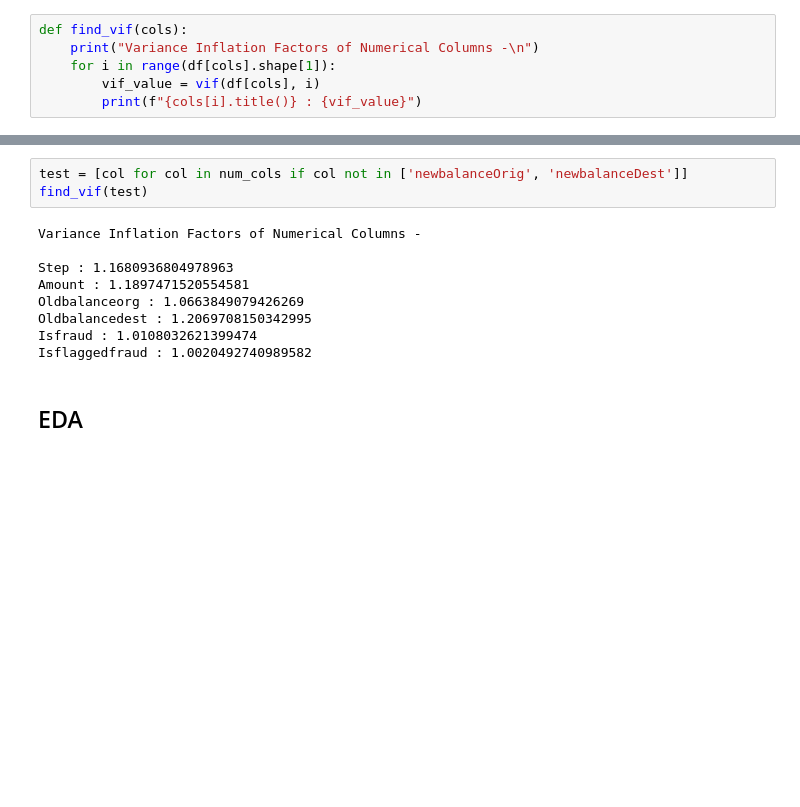
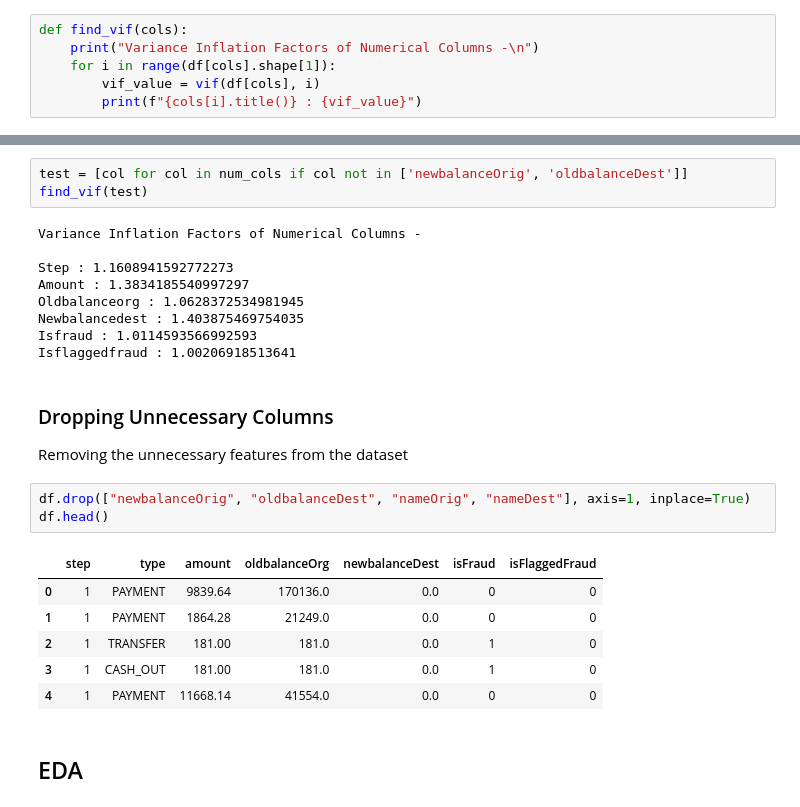
Before and after one commit to nirmit27/ds-and-ml, a Jupyter notebook: Models/transaction-fraud-predictor.ipynb, the cells around one changed output, grey strips where cells are left out. Cells and saved outputs as stored; diff of their text form; blank space fills up the shorter version.

```diff
--- a/Models/transaction-fraud-predictor.ipynb
+++ b/Models/transaction-fraud-predictor.ipynb
@@ -207,15 +221,28 @@ We can remove the columns that have a **strong positive correlation** with the c
 # %%
-test = [col for col in num_cols if col not in ['newbalanceOrig', 'newbalanceDest']]
+test = [col for col in num_cols if col not in ['newbalanceOrig', 'oldbalanceDest']]
 find_vif(test)
 # %% [output]
 Variance Inflation Factors of Numerical Columns -
 
-Step : 1.1680936804978963
-Amount : 1.1897471520554581
-Oldbalanceorg : 1.0663849079426269
-Oldbalancedest : 1.2069708150342995
-Isfraud : 1.0108032621399474
-Isflaggedfraud : 1.0020492740989582
+Step : 1.1608941592772273
+Amount : 1.3834185540997297
+Oldbalanceorg : 1.0628372534981945
+Newbalancedest : 1.403875469754035
+Isfraud : 1.0114593566992593
+Isflaggedfraud : 1.00206918513641
+# %% [markdown]
+### Dropping Unnecessary Columns
+Removing the unnecessary features from the dataset
+# %%
+df.drop(["newbalanceOrig", "oldbalanceDest", "nameOrig", "nameDest"], axis=1, inplace=True)
+df.head()
+# %% [output]
+|  | step | type | amount | oldbalanceOrg | newbalanceDest | isFraud | isFlaggedFraud |
+| 0 | 1 | PAYMENT | 9839.64 | 170136.0 | 0.0 | 0 | 0 |
+| 1 | 1 | PAYMENT | 1864.28 | 21249.0 | 0.0 | 0 | 0 |
+| 2 | 1 | TRANSFER | 181.00 | 181.0 | 0.0 | 1 | 0 |
+| 3 | 1 | CASH_OUT | 181.00 | 181.0 | 0.0 | 1 | 0 |
+| 4 | 1 | PAYMENT | 11668.14 | 41554.0 | 0.0 | 0 | 0 |
 # %% [markdown]
 ## EDA
 # %% [markdown]
```
Also changed, not shown: parts of 37 cells of this notebook.
